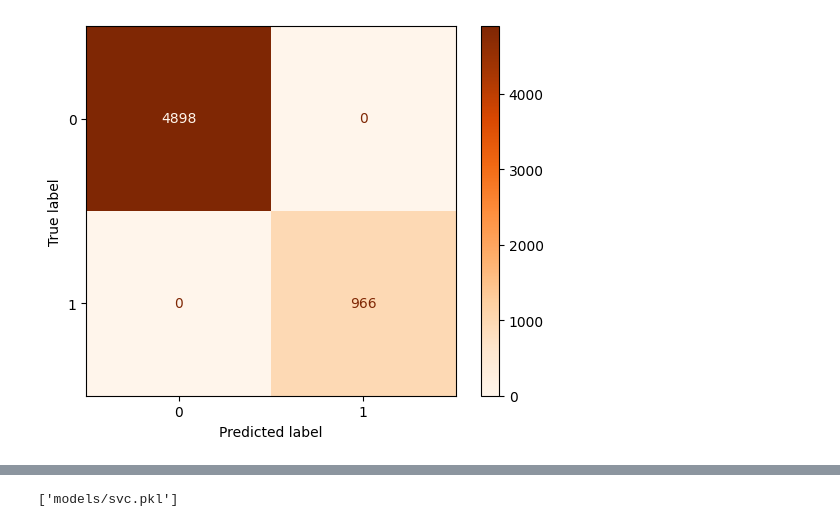
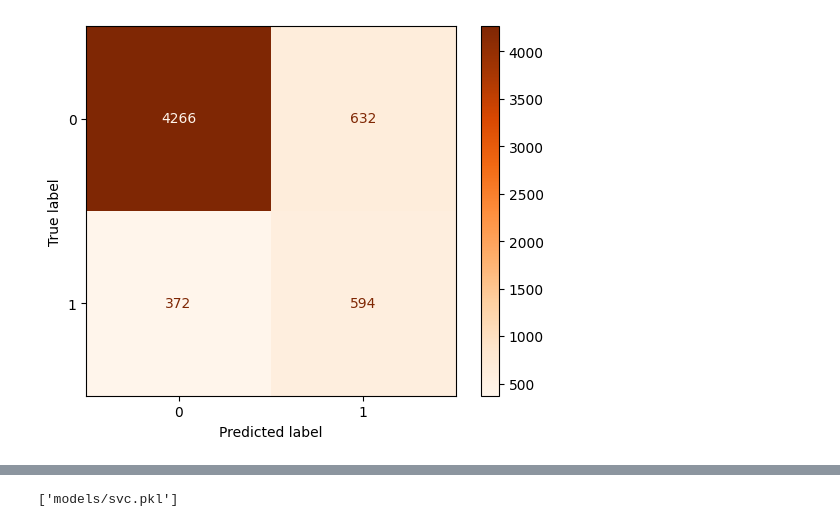
Before and after one commit to FrederickAlmeida/SpeedDating, a Jupyter notebook: modeling_svm.ipynb, the cells around one changed output, grey strips where cells are left out. Drawn from its saved outputs; the diff is of its cells as text; code cells hidden in the pictures.

```diff
--- a/modeling_svm.ipynb
+++ b/modeling_svm.ipynb
@@ -182,0 +200,5 @@ view_test_metrics(False, 10, results)
+# %%
+pipeline = Pipeline([
+    ('oversampler', RandomOverSampler(sampling_strategy='auto', random_state=42)),
+    ('svc', SVC())
+])
@@ -182,0 +309,20 @@ view_test_metrics(False, 10, results)
+# %%
+def train_random_search_pipeline(X, y, estimator, grid):
+    random_search = RandomizedSearchCV(
+        estimator=estimator,
+        param_distributions=grid,
+        cv=skf,
+        scoring=scoring,
+        refit='f1_macro',
+        n_jobs=-1,
+        return_train_score=True,
+        n_iter=20,
+        verbose=1,
+    )
+
+    random_search.fit(X, y)
+
+    return random_search
+# %%
+random_search_pipeline = train_random_search_pipeline(X_train, y_train, pipeline, param_grid)
+results_pipeline = get_results_pipeline(random_search_pipeline)
@@ -183,12 +377,12 @@ view_test_metrics(False, 10, results)
 # %%
-preds = cross_val_predict(grid_search.best_estimator_, X_train, y_train, cv=skf, n_jobs=-1)
+preds = cross_val_predict(random_search_pipeline.best_estimator_, X_train, y_train, cv=skf, n_jobs=-1)
 # %%
 cm = confusion_matrix(y_train, preds)
-cmd = ConfusionMatrixDisplay(cm, display_labels=grid_search.best_estimator_.classes_)
+cmd = ConfusionMatrixDisplay(cm, display_labels=random_search_pipeline.best_estimator_.classes_)
 cmd.plot(cmap=plt.cm.Oranges)
 plt.show()
 # %% [output]
-[figure, old version]
+[figure, new version]
 # %%
 print(classification_report(y_train, preds, digits=4))
 # %% [output]
```
Also changed, not shown: parts of 22 cells of this notebook, 2 other files.
